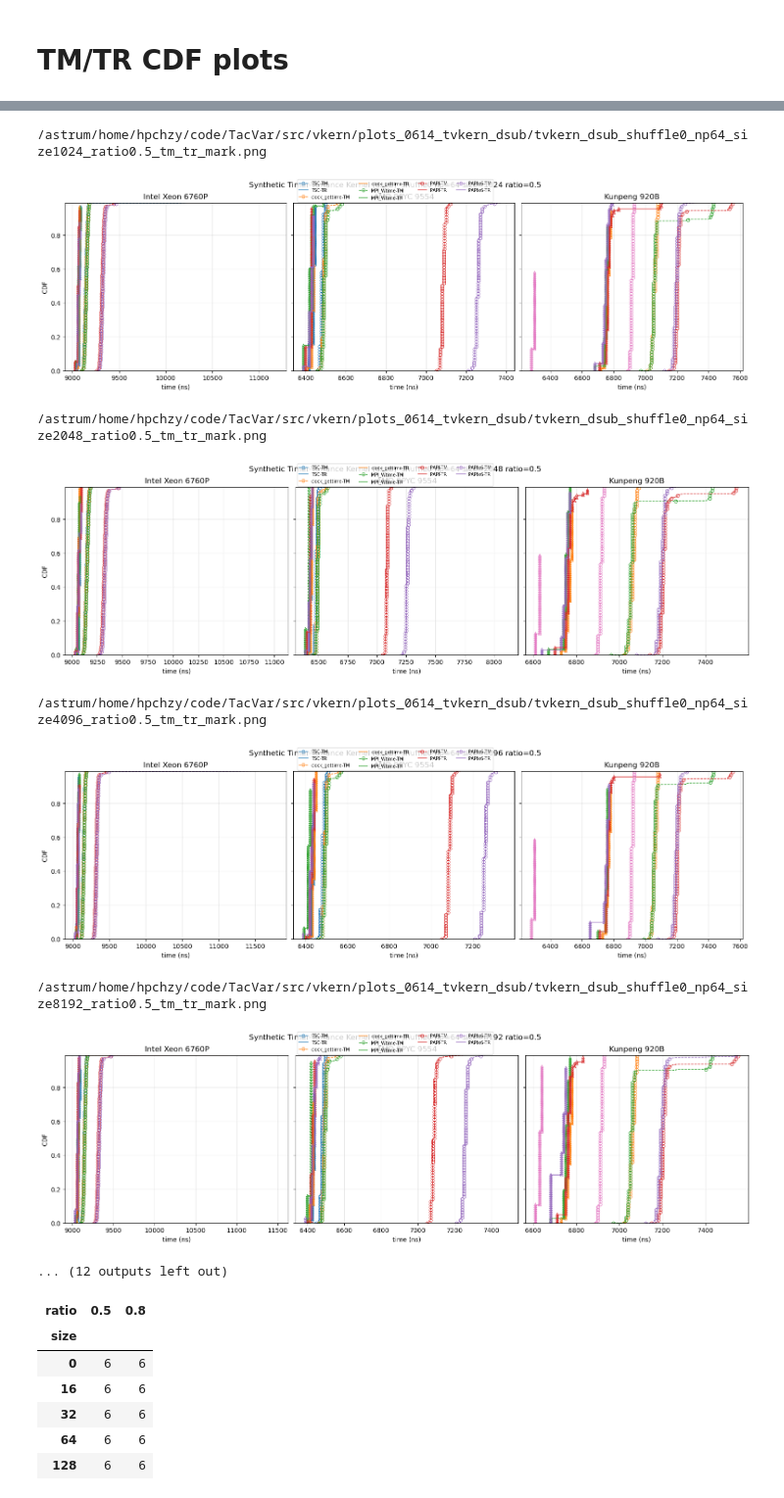
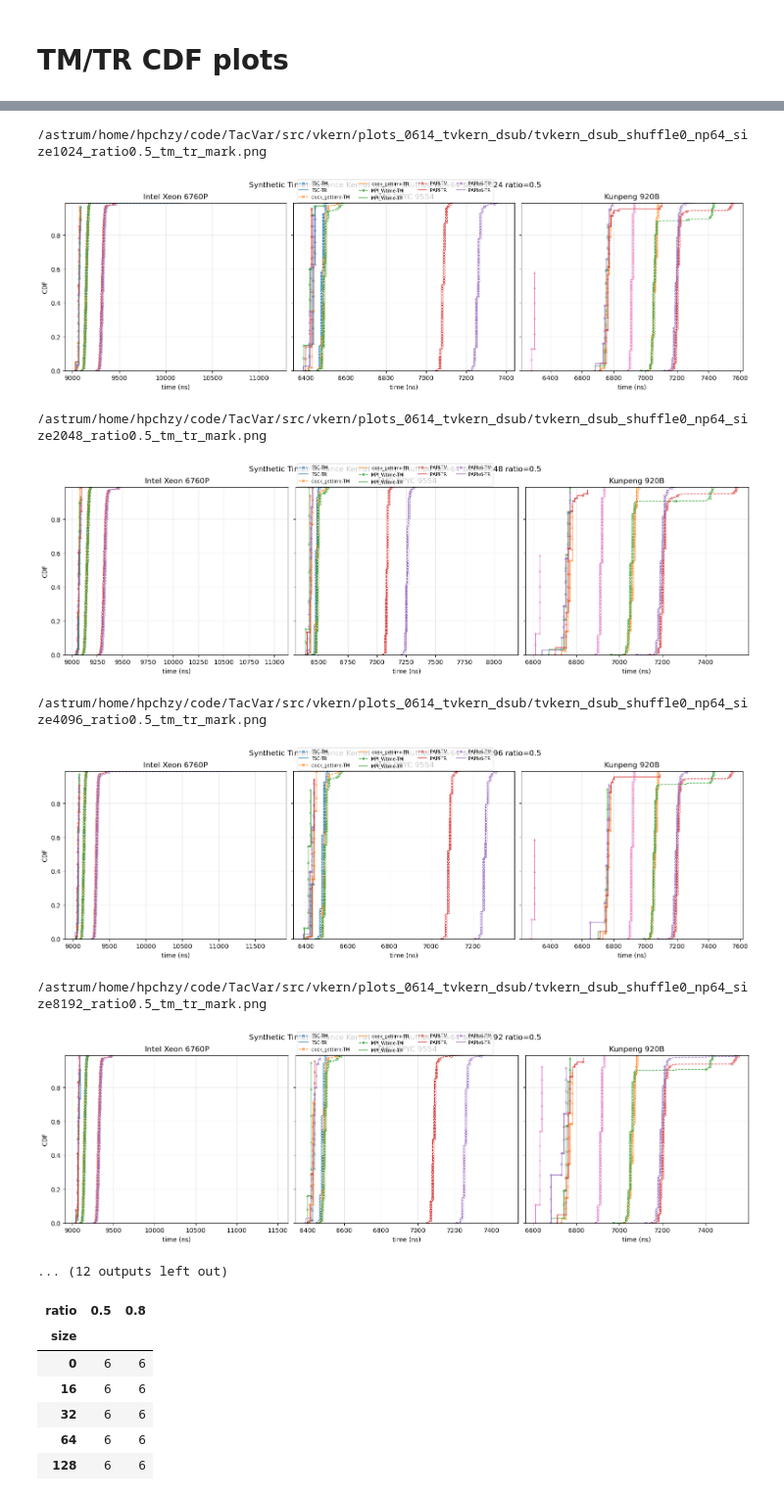
Before and after one commit to HunterHan/TacVar, a Jupyter notebook: src/vkern/plot_entry_filt.tvkern.0614.ipynb, the cells around one changed output, grey strips where cells are left out. Shown at 98% size. Saved outputs shown, nothing was run; the diff lists cells and outputs as text; code cells hidden in the pictures.

Commit message:
Reduce tvkern plot marker density

```diff
--- a/src/vkern/plot_entry_filt.tvkern.0614.ipynb
+++ b/src/vkern/plot_entry_filt.tvkern.0614.ipynb
@@ -302,8 +302,8 @@ for ratio, ratio_df in df.groupby('ratio', sort=True):
 
         ax2 = ax1.twinx()
         line_df = host_df.groupby('size_str', observed=True)[line_metrics].mean().reindex(size_order)
-        ax2.plot(x, line_df['ep'], marker='o', label='EP', color='black')
-        ax2.plot(x, line_df['er'], marker='s', label='ER', color='gray')
+        ax2.plot(x, line_df['ep'], marker='o', markevery=2, markersize=3.2, markerfacecolor='none', markeredgewidth=0.8, label='EP', color='black')
+        ax2.plot(x, line_df['er'], marker='s', markevery=2, markersize=3.2, markerfacecolor='none', markeredgewidth=0.8, label='ER', color='gray')
         if ax1 is axes[-1]:
             ax2.set_ylabel('EP / ER')
         else:
@@ -363,15 +363,20 @@ for ratio in sorted(entries['ratio'].dropna().unique()):
                     tr_marker_x = []
                     tr_marker_y = []
                     for ns_i, y0, y1 in zip(tr_ns, tr_prev, tr_cdf):
-                        nmark = max(2, min(50, int(np.ceil((y1 - y0) / 0.01))))
+                        height = max(0.0, y1 - y0)
+                        nmark = min(6, max(1, int(np.ceil(height / 0.06))))
                         tr_marker_x.extend([ns_i] * nmark)
-                        tr_marker_y.extend(np.linspace(y0, y1, nmark))
+                        tr_marker_y.extend(np.linspace(y0, y1, nmark, endpoint=True))
+                    if len(tr_marker_x) > 80:
+                        keep = np.linspace(0, len(tr_marker_x) - 1, 80, dtype=int)
+                        tr_marker_x = np.asarray(tr_marker_x)[keep]
+                        tr_marker_y = np.asarray(tr_marker_y)[keep]
 
-                    ax.step(tm_x, tm_y, label=f'{label}-TM', color=color, linestyle='--', linewidth=1.0, where='post', marker='.', markevery=tm_markevery, markersize=10, markerfacecolor='none', markeredgewidth=0.8)
+                    ax.step(tm_x, tm_y, label=f'{label}-TM', color=color, linestyle='--', linewidth=1.0, where='post', marker='.', markevery=tm_markevery, markersize=7, markerfacecolor='none', markeredgewidth=0.7)
                     tr_x_step = np.repeat(tr_ns, 2)[1:]
                     tr_y_step = np.repeat(tr_cdf, 2)[:-1]
                     ax.plot(tr_x_step, tr_y_step, label=f'{label}-TR', color=color, linestyle='-', linewidth=1.0)
-                    ax.scatter(tr_marker_x, tr_marker_y, color=color, marker='^', s=20, linewidths=0.8, facecolor='none')
+                    ax.scatter(tr_marker_x, tr_marker_y, color=color, marker='^', s=11, linewidths=0.6, facecolor='none', alpha=0.72)
 
                 ax.set_title(HOST_LABELS.get(host, host))
                 ax.set_xlabel('time (ns)')
@@ -397,11 +402,11 @@ for ratio in sorted(entries['ratio'].dropna().unique()):
 /astrum/home/hpchzy/code/TacVar/src/vkern/plots_0614_tvkern_dsub/tvkern_dsub_shuffle0_np64_size1024_ratio0.5_tm_tr_mark.png
-[figure, old version]
+[figure, new version]
 /astrum/home/hpchzy/code/TacVar/src/vkern/plots_0614_tvkern_dsub/tvkern_dsub_shuffle0_np64_size2048_ratio0.5_tm_tr_mark.png
-[figure, old version]
+[figure, new version]
 /astrum/home/hpchzy/code/TacVar/src/vkern/plots_0614_tvkern_dsub/tvkern_dsub_shuffle0_np64_size4096_ratio0.5_tm_tr_mark.png
-[figure, old version]
+[figure, new version]
 /astrum/home/hpchzy/code/TacVar/src/vkern/plots_0614_tvkern_dsub/tvkern_dsub_shuffle0_np64_size8192_ratio0.5_tm_tr_mark.png
-[figure, old version]
+[figure, new version]
 ... (12 outputs left out)
 # %%
 (df.groupby(['ratio', 'size'])['timer']
```
Also changed, not shown: parts of 2 cells of this notebook, 14 other files.
